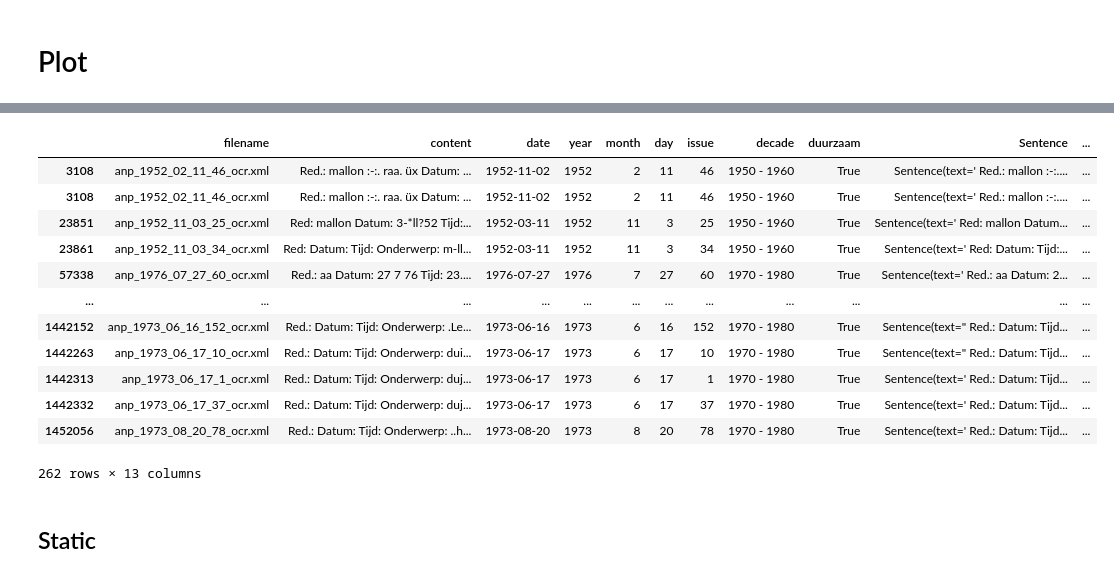
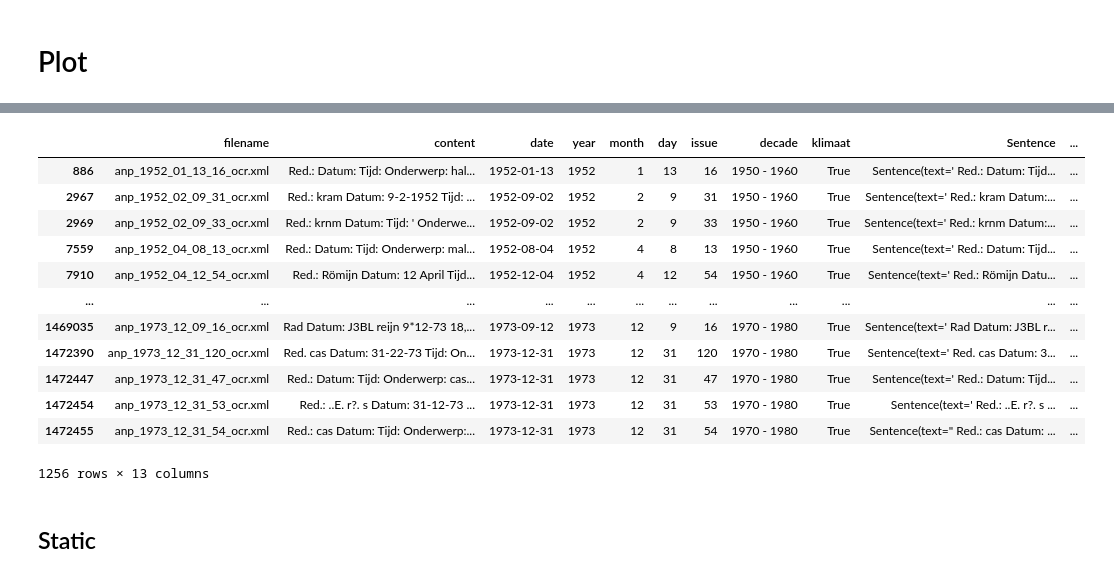
Before and after one commit to Semantics-of-Sustainability/ContextualLM, a Jupyter notebook: SemanticShiftNL.ipynb, the cells around one changed output, grey strips where cells are left out. Saved outputs shown, nothing was run; the diff lists cells and outputs as text; code cells hidden in the pictures.

```diff
--- a/SemanticShiftNL.ipynb
+++ b/SemanticShiftNL.ipynb
@@ -243,17 +313,15 @@ texts.loc[texts["embeddings"].str.len() == 0]
-# %%
-indices = []
-embeddings = []
-
-# TODO: optimize
-
-for row in texts.loc[texts.Sentence.notna()].itertuples():
-    for embedding in row.Sentence.embeddings_matrix(TERM):
-        indices.append(row.Index)
-        embeddings.append(embedding)
+# %%
+indices_anp = []
+embeddings_anp = []
+
+for index, embeddings in anp.loc[anp["embeddings"].notna(), "embeddings"].items():
+    for embedding in embeddings:
+        indices_anp.append(index)
+        embeddings_anp.append(embedding)
 # %%
-embeddings = np.array(embeddings)
+embeddings_anp = np.array(embeddings_anp)
 
-assert embeddings.shape[1] == model.model.config.hidden_size
+assert embeddings_anp.shape[1] == model.model.config.hidden_size
 
-embeddings.shape
+embeddings_anp.shape
 # %% [output]
@@ -288,24 +416,24 @@ Loading BokehJS ...
 [interactive output not drawn]
 # %%
-mapper = umap.UMAP().fit(embeddings)
+mapper = umap.UMAP().fit(embeddings_anp)
 # %%
-texts.loc[indices, "x"] = mapper.embedding_[:, 0]
-texts.loc[indices, "y"] = mapper.embedding_[:, 1]
-texts.loc[indices]
+anp.loc[indices_anp, "x"] = mapper.embedding_[:, 0]
+anp.loc[indices_anp, "y"] = mapper.embedding_[:, 1]
+anp.loc[indices_anp]
 # %% [output]
-|  | filename | content | date | year | month | day | issue | decade | duurzaam | Sentence | ... |
-| 3108 | anp_1952_02_11_46_ocr.xml | Red.: mallon :-:. raa. üx Datum: ... | 1952-11-02 | 1952 | 2 | 11 | 46 | 1950 - 1960 | True | Sentence(text=' Red.: mallon :-:.... | ... |
-| 3108 | anp_1952_02_11_46_ocr.xml | Red.: mallon :-:. raa. üx Datum: ... | 1952-11-02 | 1952 | 2 | 11 | 46 | 1950 - 1960 | True | Sentence(text=' Red.: mallon :-:.... | ... |
-| 23851 | anp_1952_11_03_25_ocr.xml | Red: mallon Datum: 3-*ll?52 Tijd:... | 1952-03-11 | 1952 | 11 | 3 | 25 | 1950 - 1960 | True | Sentence(text=' Red: mallon Datum... | ... |
-| 23861 | anp_1952_11_03_34_ocr.xml | Red: Datum: Tijd: Onderwerp: m-ll... | 1952-03-11 | 1952 | 11 | 3 | 34 | 1950 - 1960 | True | Sentence(text=' Red: Datum: Tijd:... | ... |
-| 57338 | anp_1976_07_27_60_ocr.xml | Red.: aa Datum: 27 7 76 Tijd: 23.... | 1976-07-27 | 1976 | 7 | 27 | 60 | 1970 - 1980 | True | Sentence(text=' Red.: aa Datum: 2... | ... |
+|  | filename | content | date | year | month | day | issue | decade | klimaat | Sentence | ... |
+| 886 | anp_1952_01_13_16_ocr.xml | Red.: Datum: Tijd: Onderwerp: hal... | 1952-01-13 | 1952 | 1 | 13 | 16 | 1950 - 1960 | True | Sentence(text=' Red.: Datum: Tijd... | ... |
+| 2967 | anp_1952_02_09_31_ocr.xml | Red.: kram Datum: 9-2-1952 Tijd: ... | 1952-09-02 | 1952 | 2 | 9 | 31 | 1950 - 1960 | True | Sentence(text=' Red.: kram Datum:... | ... |
+| 2969 | anp_1952_02_09_33_ocr.xml | Red.: krnm Datum: Tijd: ' Onderwe... | 1952-09-02 | 1952 | 2 | 9 | 33 | 1950 - 1960 | True | Sentence(text=' Red.: krnm Datum:... | ... |
+| 7559 | anp_1952_04_08_13_ocr.xml | Red.: Datum: Tijd: Onderwerp: mal... | 1952-08-04 | 1952 | 4 | 8 | 13 | 1950 - 1960 | True | Sentence(text=' Red.: Datum: Tijd... | ... |
+| 7910 | anp_1952_04_12_54_ocr.xml | Red.: Römijn Datum: 12 April Tijd... | 1952-12-04 | 1952 | 4 | 12 | 54 | 1950 - 1960 | True | Sentence(text=' Red.: Römijn Datu... | ... |
 | ... | ... | ... | ... | ... | ... | ... | ... | ... | ... | ... | ... |
-| 1442152 | anp_1973_06_16_152_ocr.xml | Red.: Datum: Tijd: Onderwerp: .Le... | 1973-06-16 | 1973 | 6 | 16 | 152 | 1970 - 1980 | True | Sentence(text=" Red.: Datum: Tijd... | ... |
-| 1442263 | anp_1973_06_17_10_ocr.xml | Red.: Datum: Tijd: Onderwerp: dui... | 1973-06-17 | 1973 | 6 | 17 | 10 | 1970 - 1980 | True | Sentence(text=" Red.: Datum: Tijd... | ... |
-| 1442313 | anp_1973_06_17_1_ocr.xml | Red.: Datum: Tijd: Onderwerp: duj... | 1973-06-17 | 1973 | 6 | 17 | 1 | 1970 - 1980 | True | Sentence(text=' Red.: Datum: Tijd... | ... |
-| 1442332 | anp_1973_06_17_37_ocr.xml | Red.: Datum: Tijd: Onderwerp: duj... | 1973-06-17 | 1973 | 6 | 17 | 37 | 1970 - 1980 | True | Sentence(text=' Red.: Datum: Tijd... | ... |
-| 1452056 | anp_1973_08_20_78_ocr.xml | Red.: Datum: Tijd: Onderwerp: ..h... | 1973-08-20 | 1973 | 8 | 20 | 78 | 1970 - 1980 | True | Sentence(text=' Red.: Datum: Tijd... | ... |
+| 1469035 | anp_1973_12_09_16_ocr.xml | Rad Datum: J3BL reijn 9*12-73 18,... | 1973-09-12 | 1973 | 12 | 9 | 16 | 1970 - 1980 | True | Sentence(text=' Rad Datum: J3BL r... | ... |
+| 1472390 | anp_1973_12_31_120_ocr.xml | Red. cas Datum: 31-22-73 Tijd: On... | 1973-12-31 | 1973 | 12 | 31 | 120 | 1970 - 1980 | True | Sentence(text=' Red. cas Datum: 3... | ... |
+| 1472447 | anp_1973_12_31_47_ocr.xml | Red.: Datum: Tijd: Onderwerp: cas... | 1973-12-31 | 1973 | 12 | 31 | 47 | 1970 - 1980 | True | Sentence(text=' Red.: Datum: Tijd... | ... |
+| 1472454 | anp_1973_12_31_53_ocr.xml | Red.: ..E. r?. s Datum: 31-12-73 ... | 1973-12-31 | 1973 | 12 | 31 | 53 | 1970 - 1980 | True | Sentence(text=' Red.: ..E. r?. s ... | ... |
+| 1472455 | anp_1973_12_31_54_ocr.xml | Red.: cas Datum: Tijd: Onderwerp:... | 1973-12-31 | 1973 | 12 | 31 | 54 | 1970 - 1980 | True | Sentence(text=" Red.: cas Datum: ... | ... |
-262 rows × 13 columns
+1256 rows × 13 columns
 # %% [markdown]
 ## Static
 # %%
```
Also changed, not shown: parts of 31 cells of this notebook.
